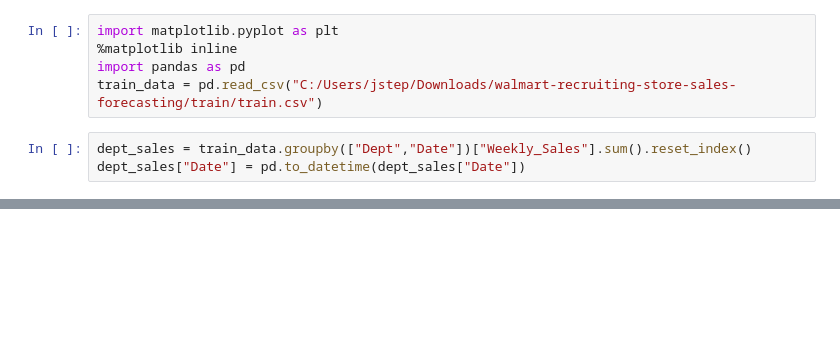
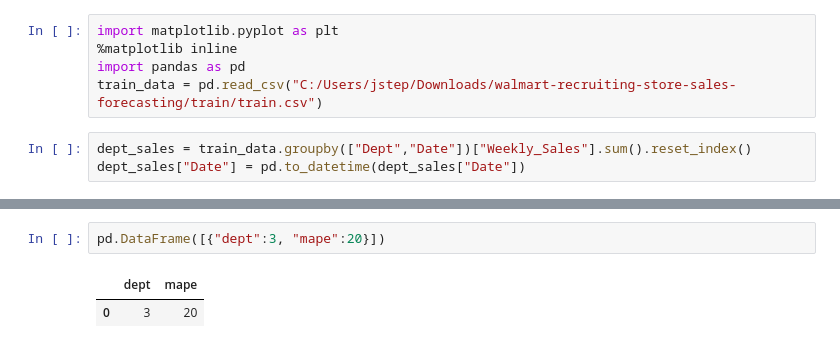
Before and after one commit to jstephenj14/walmart-forecasting-challenge, a Jupyter notebook: src/analysis.ipynb, the cells around one changed output, grey strips where cells are left out. Cells and saved outputs as stored; diff of their text form; blank space fills up the shorter version.

```diff
--- a/src/analysis.ipynb
+++ b/src/analysis.ipynb
@@ -47,0 +229,5 @@ dtype: object
+# %%
+pd.DataFrame([{"dept":3, "mape":20}])
+# %% [output]
+|  | dept | mape |
+| 0 | 3 | 20 |
```
Also changed, not shown: parts of 12 cells of this notebook.
